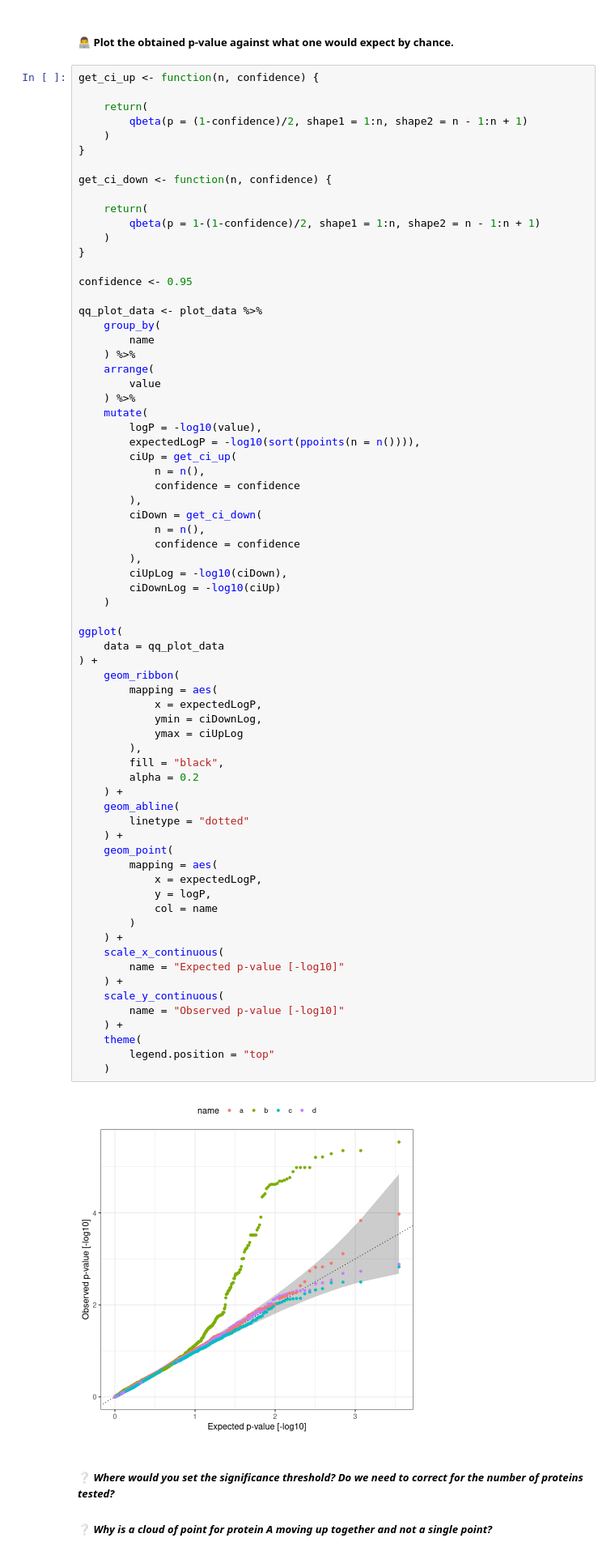
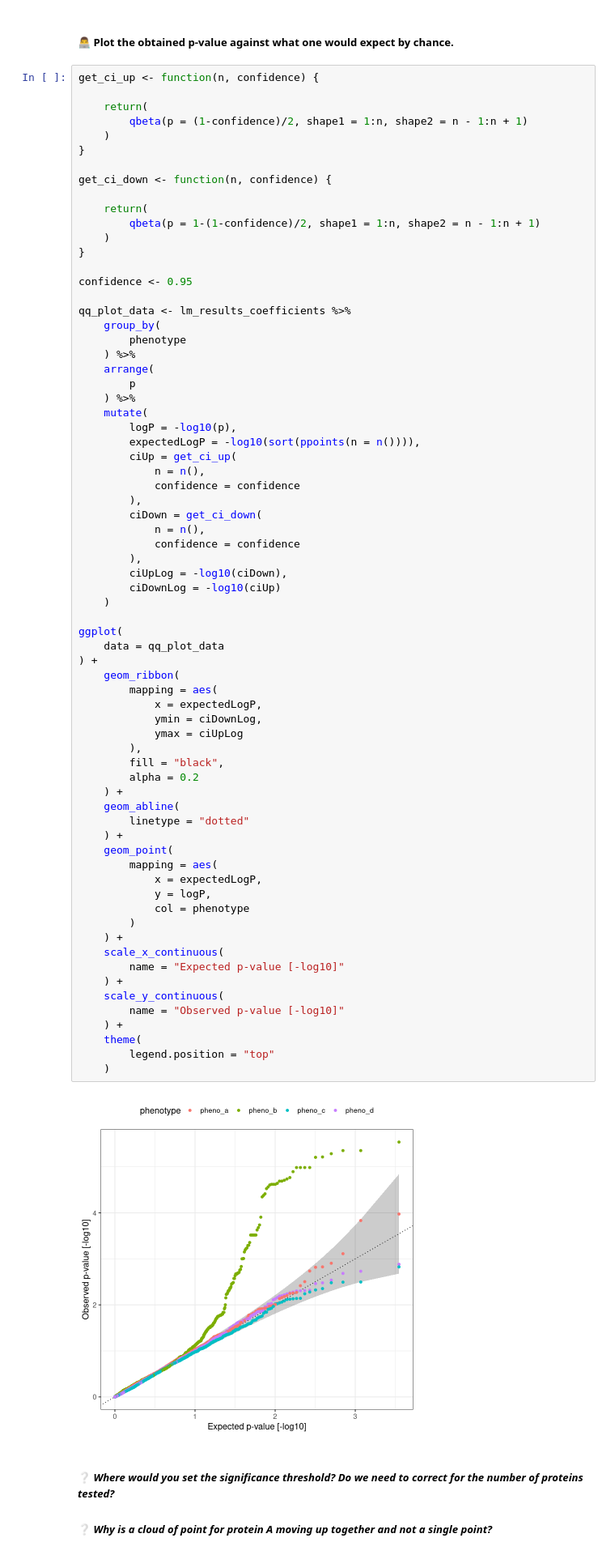
Before and after one commit to GTPB/IBIP22, a Jupyter notebook: pages/Proteogenomics/pQTL/pQTL.ipynb, the cells around one changed output. Shown at 81% size. Cells and saved outputs as stored; diff of their text form.

```diff
--- a/pages/Proteogenomics/pQTL/pQTL.ipynb
+++ b/pages/Proteogenomics/pQTL/pQTL.ipynb
@@ -258,15 +283,15 @@ get_ci_down <- function(n, confidence) {
 
 confidence <- 0.95
 
-qq_plot_data <- plot_data %>%
+qq_plot_data <- lm_results_coefficients %>%
     group_by(
-        name
+        phenotype
     ) %>%
     arrange(
-        value
+        p
     ) %>%
     mutate(
-        logP = -log10(value),
+        logP = -log10(p),
         expectedLogP = -log10(sort(ppoints(n = n()))),
         ciUp = get_ci_up(
             n = n(),
@@ -284,35 +309,35 @@ ggplot(
     data = qq_plot_data
 ) +
     geom_ribbon(
         mapping = aes(
             x = expectedLogP,
             ymin = ciDownLog,
             ymax = ciUpLog
         ),
         fill = "black",
         alpha = 0.2
     ) +
     geom_abline(
         linetype = "dotted"
     ) +
     geom_point(
         mapping = aes(
             x = expectedLogP,
             y = logP,
-            col = name
+            col = phenotype
         )
     ) +
     scale_x_continuous(
         name = "Expected p-value [-log10]"
     ) +
     scale_y_continuous(
         name = "Observed p-value [-log10]"
     ) +
     theme(
         legend.position = "top"
     )
 # %% [output]
-[figure, old version]
+[figure, new version]
 # %% [markdown]
 ##### ❔ _Where would you set the significance threshold? Do we need to correct for the number of proteins tested?_
 
```
Also changed, not shown: parts of 4 cells of this notebook, 2 other files.
